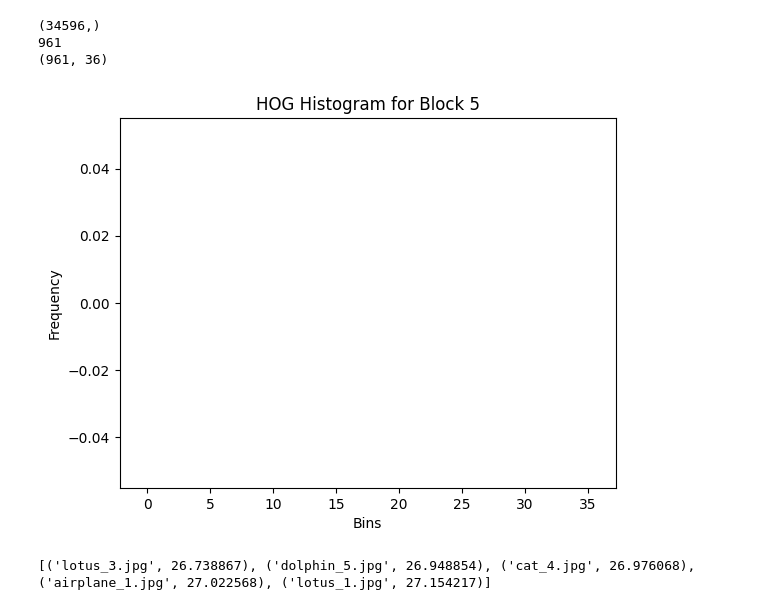
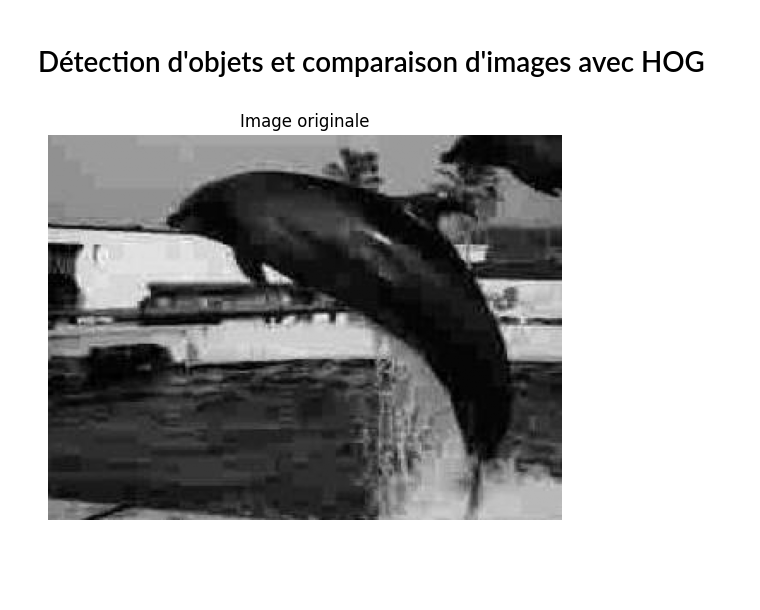
Before and after one commit to Yassine-Serroukhe-Idrissi/INF6804, a Jupyter notebook: TP1/HOG.ipynb, the cells around one changed output. Drawn from its saved outputs; the diff is of its cells as text; code cells hidden in the pictures; blank space fills up the shorter version.

```diff
--- a/TP1/HOG.ipynb
+++ b/TP1/HOG.ipynb
@@ -10,43 +0,0 @@ import matplotlib.pyplot as plt
-# %%
-image_query_name = "./TP1_data/lotus_query.jpg"
-image = cv2.imread(image_query_name, cv2.IMREAD_GRAYSCALE)
-
-# Set HOG descriptor parameters
-win_size = (256, 256)      # Size of the window (image patch)
-block_size = (16, 16)    # Size of each block
-block_stride = (8, 8)    # Step size to move the block
-cell_size = (8, 8)       # Size of each cell within a block
-nbins = 9                # Number of histogram bins
-
-# Create the HOG descriptor object
-hog = cv2.HOGDescriptor(win_size, block_size, block_stride, cell_size, nbins)
-
-# Resize the image to match the HOG descriptor window size
-image_resized = cv2.resize(image, win_size)
-
-# Compute the HOG descriptor for the entire image
-hog_features = hog.compute(image_resized)
-print(hog_features.shape)
-
-# Compute the number of blocks
-n_blocks_x = (win_size[0] - block_size[0]) // block_stride[0] + 1
-n_blocks_y = (win_size[1] - block_size[1]) // block_stride[1] + 1
-n_blocks = n_blocks_x * n_blocks_y
-print(n_blocks)
-# Reshape the HOG features into blocks
-hog_features_per_block = np.reshape(hog_features, (n_blocks, -1))
-print(hog_features_per_block.shape)
-# %% [output]
-(34596,)
-961
-(961, 36)
-# %%
-# Plot the histogram for the first block as an example
-block_index = 5 # Choose the block to visualize
-plt.bar(range(hog_features_per_block.shape[1]), hog_features_per_block[block_index])
-plt.title(f'HOG Histogram for Block {block_index}')
-plt.xlabel('Bins')
-plt.ylabel('Frequency')
-plt.show()
-# %% [output]
-[figure, removed]
@@ -87,6 +1,21 @@ def compute_dist_all(image_query_name):
-# %%
-list_dist = compute_dist_all(image_query_name)
-short_list = sorted(list_dist, key=lambda x: x[1])[:5]
-print(short_list)
-# %% [output]
-[('lotus_3.jpg', 26.738867), ('dolphin_5.jpg', 26.948854), ('cat_4.jpg', 26.976068), ('airplane_1.jpg', 27.022568), ('lotus_1.jpg', 27.154217)]
+# %% [markdown]
+# Détection d'objets et comparaison d'images avec HOG
+# %%
+
+import numpy as np
+import cv2
+import os
+import matplotlib.pyplot as plt
+
+# Charger l'image en niveaux de gris
+image_query_name = "./TP1_data/dolphin_query.jpg"
+image = cv2.imread(image_query_name, cv2.IMREAD_GRAYSCALE)
+
+# Afficher l'image originale
+plt.figure(figsize=(10, 5))
+plt.imshow(image, cmap="gray")
+plt.title("Image originale")
+plt.axis("off")
+plt.show()
+# %% [output]
+[figure, added]
```
Also changed, not shown: parts of 9 cells of this notebook.
